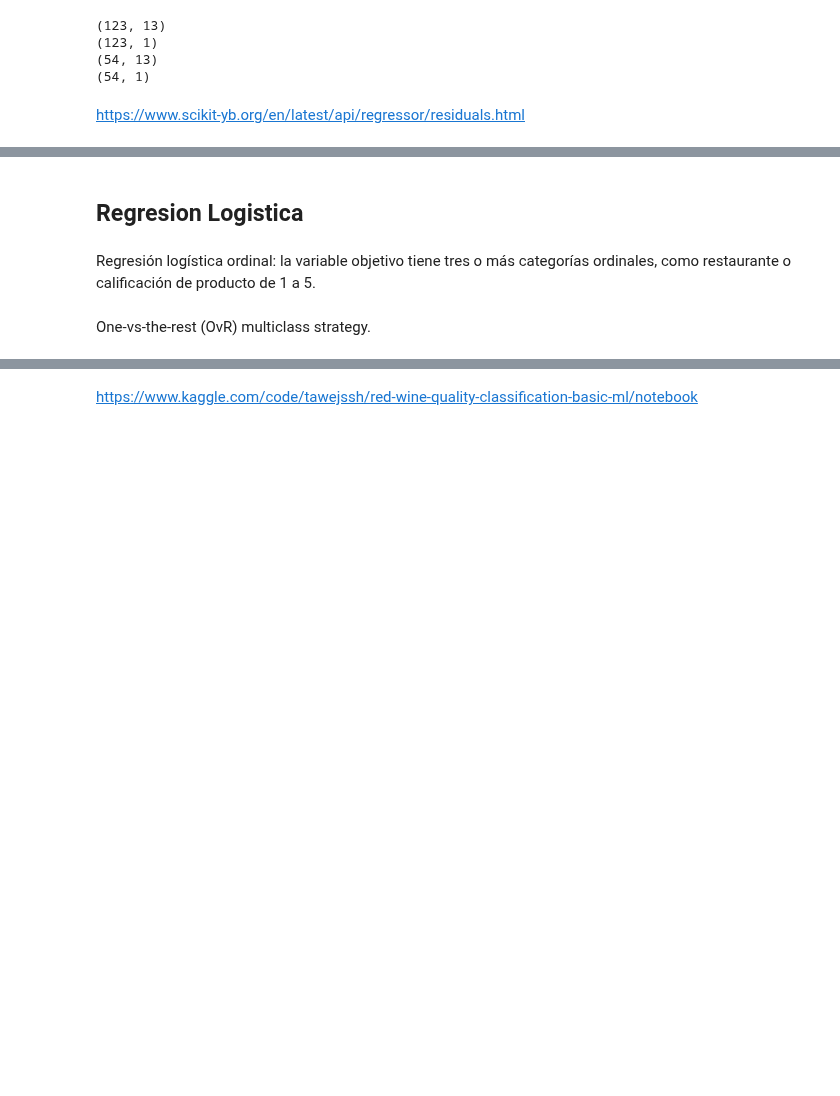
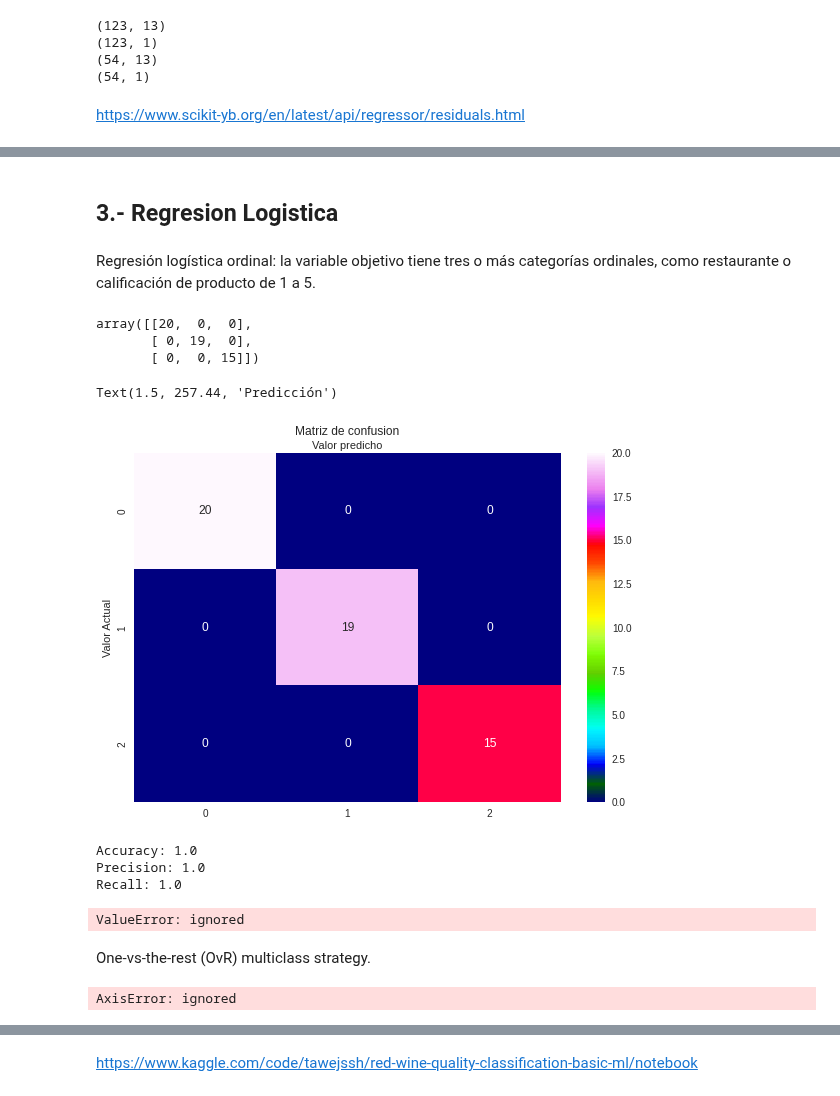
Before and after one commit to JMML2021/Sprint-7.-Algoritmes-d-aprenentatge-supervisat-Classificaci-, a Jupyter notebook: Sprint_7.2_Algoritmes_d’aprenentatge_supervisat_Classificacio.ipynb, the cells around one changed output, grey strips where cells are left out. Cells and saved outputs as stored; diff of their text form; code cells hidden in the pictures; blank space fills up the shorter version.

```diff
--- a/Sprint_7.2_Algoritmes_d’aprenentatge_supervisat_Classificacio.ipynb
+++ b/Sprint_7.2_Algoritmes_d’aprenentatge_supervisat_Classificacio.ipynb
@@ -604,4 +613,4 @@ visualizer.show()
 params = {"objective":"reg:linear",'colsample_bytree': 0.3,'learning_rate': 0.1,
                 'max_depth': 5, 'alpha': 10}
 
-                    num_boost_round=50,early_stopping_rounds=10,metrics="rmse", as_pandas=True, seed=123)
+num_boost_round=(50, early_stopping_rounds=10, metrics="rmse", as_pandas=True, seed=123)
@@ -654,5 +672,5 @@ report_best_scores(search.cv_results_, 1)
 # %% [markdown]
-## Regresion Logistica
+## 3.- Regresion Logistica
 # %% [markdown]
 Regresión logística ordinal: la variable objetivo tiene tres o más categorías ordinales, como restaurante o calificación de producto de 1 a 5.
 # %%
@@ -668,8 +686,12 @@ logreg.fit(X_train,y_train)
 #
 y_pred=logreg.predict(X_test)
 # %%
-# import the metrics class
+# import las métricas
 from sklearn import metrics
 cnf_matrix = metrics.confusion_matrix(y_test, y_pred)
 cnf_matrix
+# %% [output]
+array([[20,  0,  0],
+       [ 0, 19,  0],
+       [ 0,  0, 15]])
 # %%
@@ -681,34 +703,40 @@ import seaborn as sns
 # %%
 class_names=[0,1] # name  of classes
 fig, ax = plt.subplots()
 tick_marks = np.arange(len(class_names))
 plt.xticks(tick_marks, class_names)
 plt.yticks(tick_marks, class_names)
 # create heatmap
-sns.heatmap(pd.DataFrame(cnf_matrix), annot=True, cmap="YlGnBu" ,fmt='g')
+sns.heatmap(pd.DataFrame(cnf_matrix), annot=True, cmap="gist_ncar" ,fmt='g')
 ax.xaxis.set_label_position("top")
 plt.tight_layout()
-plt.title('Confusion matrix', y=1.1)
-plt.ylabel('Actual label')
-plt.xlabel('Predicted label')
-plt.Text(1.5,257.44,'Predicted label')
+plt.title('Matriz de confusion', y=1.1)
+plt.ylabel('Valor Actual')
+plt.xlabel('Valor predicho')
+plt.Text(1.5,257.44,'Predicción')
+# %% [output]
+Text(1.5, 257.44, 'Predicción')
+[figure, added]
 # %%
 print("Accuracy:",metrics.accuracy_score(y_test, y_pred))
 print("Precision:",metrics.precision_score(y_test, y_pred, average='micro'))
 print("Recall:",metrics.recall_score(y_test, y_pred, average='micro'))
+# %% [output]
+Accuracy: 1.0
+Precision: 1.0
+Recall: 1.0
 # %%
 # Guardo metricas
 metricasEjercicio2.append(['Regresion Logistica', metrics.accuracy_score(y_test, y_pred),
                            metrics.precision_score(y_test, y_pred, average='micro'),
                            metrics.recall_score(y_test, y_pred, average='micro')])
 # %%
-
-
-
 
 y_pred_proba = logreg.predict_proba(X_test)[::,1]
 
 acc = metrics.accuracy_score(y_test, y_pred_proba)# To know the accuracy
+# %% [output]
+ValueError: ignored
 # %% [markdown]
 One-vs-the-rest (OvR) multiclass strategy.
 # %%
@@ -721,23 +749,18 @@ datos_y = df1.loc[:,['target']].values
 datos_y =datos_y.astype(str)
 
 # Split dataset into training set and test set
-X_train, X_test, y_train, y_test = train_test_split(datos_x, datos_y, test_size=0.3,random_state=109) # 70% training and 30% test
+X_train, X_test, y_train, y_test = train_test_split(datos_x , datos_y, test_size=0.3,random_state=109) # 70% training and 30% test
 
 
 
 from sklearn.metrics import roc_auc_score
 
-trainX, testX, trainy, testy = train_test_split(X, y, test_size=0.5, random_state=2)
+trainX, testX, trainy, testy = train_test_split(datos_x, datos_y, test_size=0.5, random_state=2)
 
 
 ns_probs = [0 for _ in range(len(testy))]
 # Entrenamos nuestro modelo de reg log
 model = LogisticRegression(solver='lbfgs')
-
-
-
-
-
 
 
 model.fit(trainX, trainy)
@@ -771,6 +794,8 @@ pyplot.ylabel('Tasa de Verdaderos Positivos')
 pyplot.legend()
 pyplot.show()
 '''
+# %% [output]
+AxisError: ignored
 # %%
 
 # Multiclass case
```
Also changed, not shown: parts of 28 cells of this notebook.
